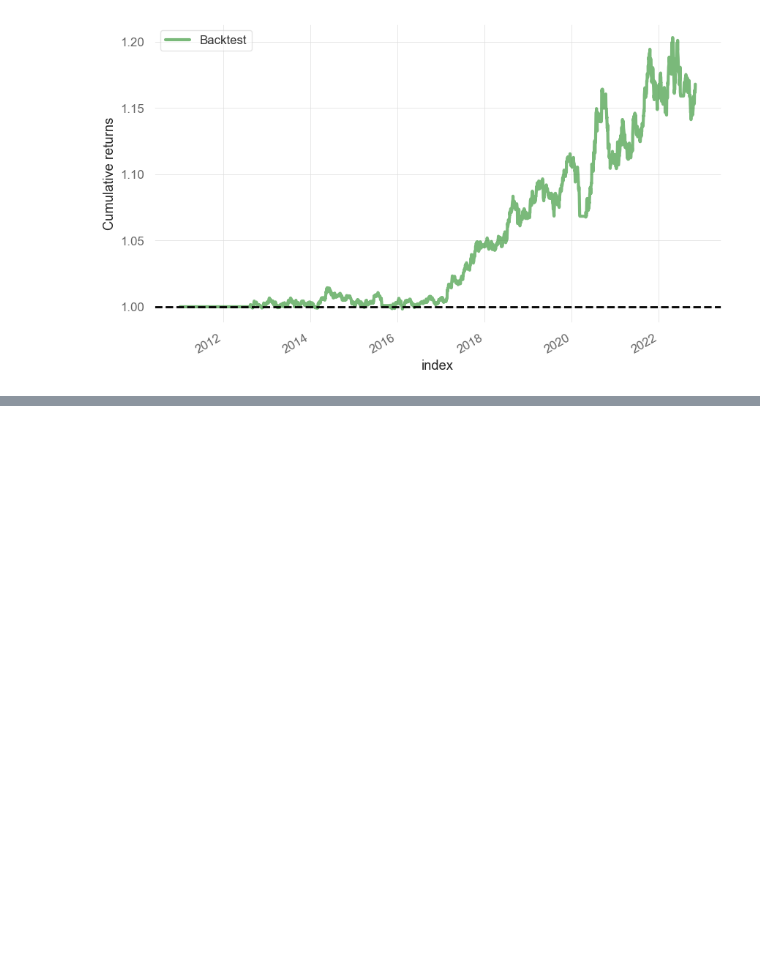
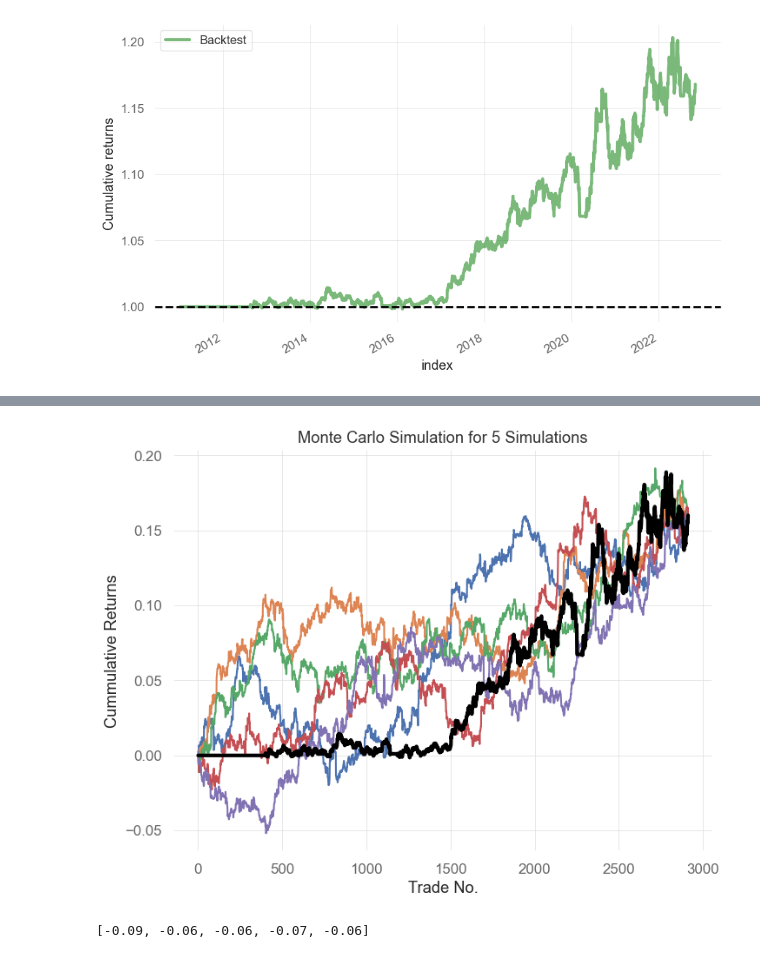
Before and after one commit to intilt/Intrade_ai, a Jupyter notebook: Notebooks/Reliance strategies/Trend Following Strategy/Friday Trend Following/friday_trend.ipynb, the cells around one changed output, grey strips where cells are left out. Drawn from its saved outputs; the diff is of its cells as text; code cells hidden in the pictures; blank space fills up the shorter version.

```diff
--- a/Notebooks/Reliance strategies/Trend Following Strategy/Friday Trend Following/friday_trend.ipynb
+++ b/Notebooks/Reliance strategies/Trend Following Strategy/Friday Trend Following/friday_trend.ipynb
@@ -63,0 +74,38 @@ if __name__ == '__main__':
+# %%
+def calc_max_dd(data_series):
+    '''
+    Inputs:
+    data_series (pd.Series): A series of percentage returns of the strategy
+    Returns:
+    Maximum Drawdown (float)
+    '''
+    cumm_ret = data_series.cumsum()
+
+    hwm = cumm_ret.cummax()
+    dd = cumm_ret-hwm
+    return round(dd.min(), 2)
+# %%
+def monte_carlo(simulations, df):
+      mdd_list = []
+      for s in range(simulations):
+        mdd=0
+        reshuffle=df['pnl'].sample(frac=1).reset_index(drop=True)
+        plt.plot(reshuffle.cumsum())
+        mdd=calc_max_dd(reshuffle)
+        mdd_list.append(mdd)
+      plt.plot(df['pnl'].cumsum(),linewidth=3,color='black')
+      plt.xlabel('Trade No.')
+      plt.ylabel('Cummulative Returns')
+      plt.title('Monte Carlo Simulation for {} Simulations'.format(simulations))
+      plt.show()
+      return mdd_list
+# %%
+simulations = 5
+plt.figure(figsize=(8, 6))
+mdd_list = monte_carlo(simulations, returns)
+# %% [output]
+[figure, added]
+# %%
+mdd_list
+# %% [output]
+[-0.09, -0.06, -0.06, -0.07, -0.06]
```
Also changed, not shown: parts of 6 cells of this notebook, 23 other files.
